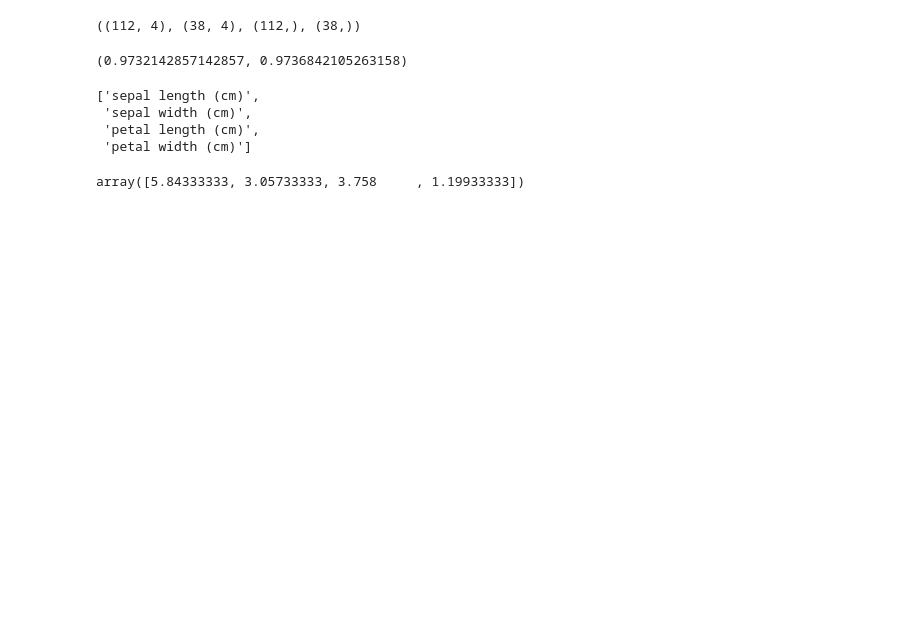
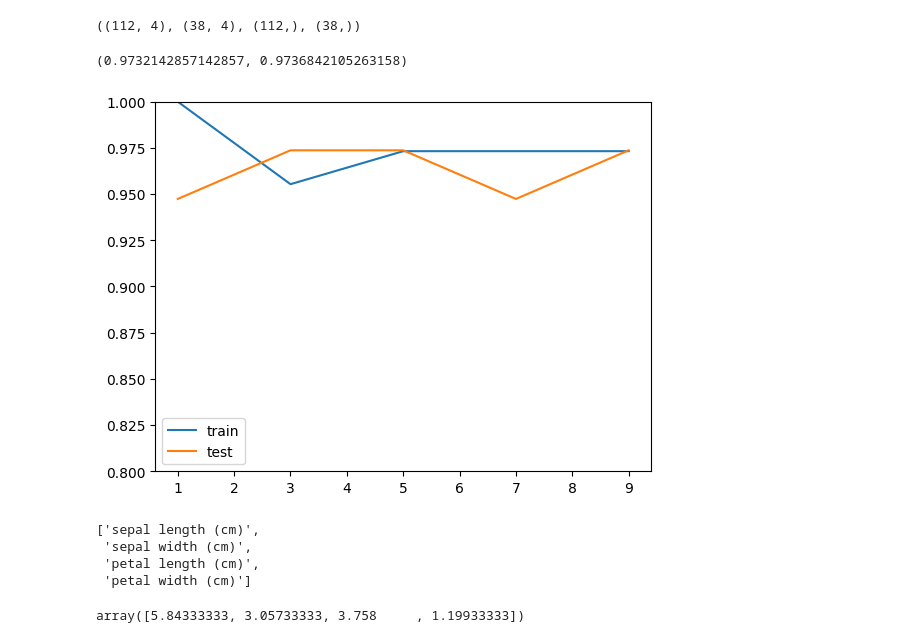
Before and after one commit to shared-repo/human-da, a Jupyter notebook: workspace/ml-basic/example-03.ipynb, the cells around one changed output. Saved outputs shown, nothing was run; the diff lists cells and outputs as text; code cells hidden in the pictures; blank space fills up the shorter version.

```diff
--- a/workspace/ml-basic/example-03.ipynb
+++ b/workspace/ml-basic/example-03.ipynb
@@ -32,6 +32,22 @@ knn_classifier.fit(X_train, y_train)
 knn_classifier.score(X_train, y_train), knn_classifier.score(X_test, y_test)
 # %% [output]
 (0.9732142857142857, 0.9736842105263158)
+# %%
+train_scores = []
+test_scores = []
+for k in np.arange(1, 10, 2): # 1, 3, 5, 7, 9
+    knn_classifier = KNeighborsClassifier(n_neighbors=k)
+    knn_classifier.fit(X_train, y_train)
+    train_scores.append( knn_classifier.score(X_train, y_train) )
+    test_scores.append( knn_classifier.score(X_test, y_test) )
+# %%
+plt.plot(np.arange(1, 10, 2), train_scores, label="train")
+plt.plot(np.arange(1, 10, 2), test_scores, label="test")
+plt.ylim((0.8, 1))
+plt.legend()
+plt.show()
+# %% [output]
+[figure, added]
 # %%
 iris_dataset['feature_names']
 # %% [output]
```
Also changed, not shown: parts of 7 cells of this notebook.
